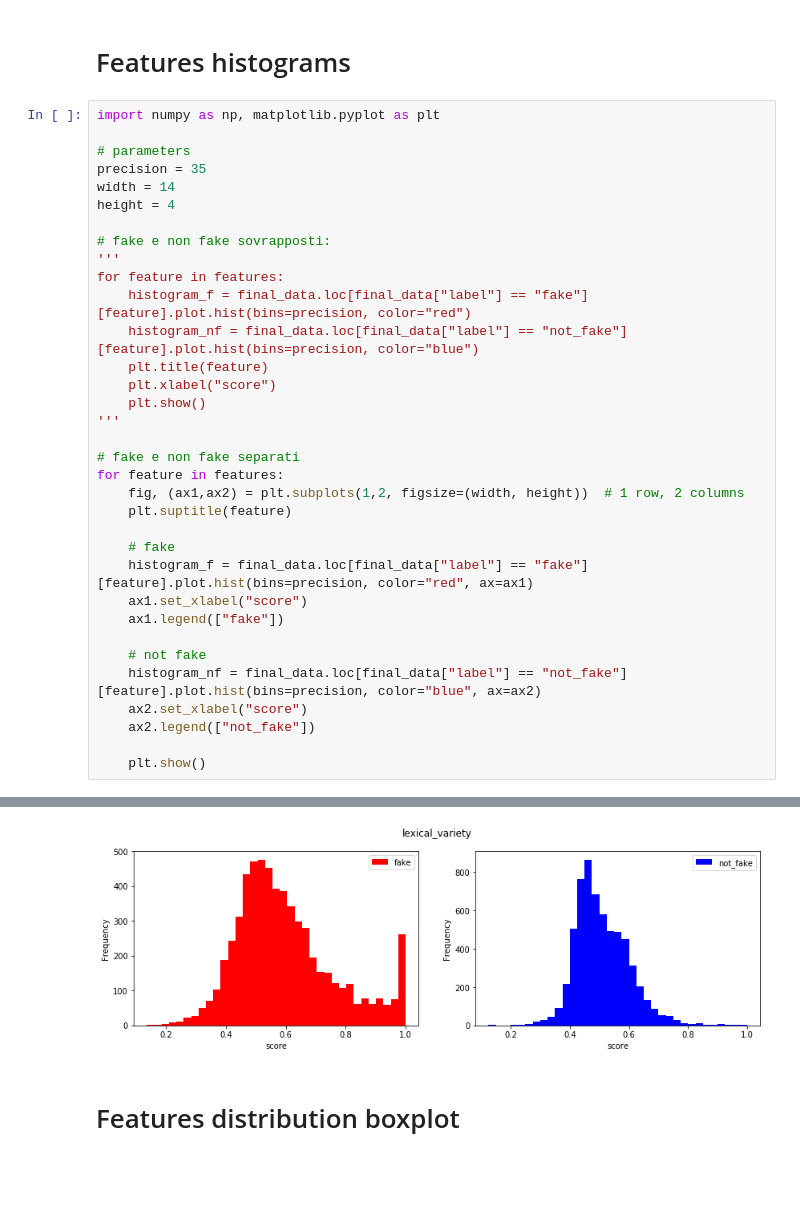
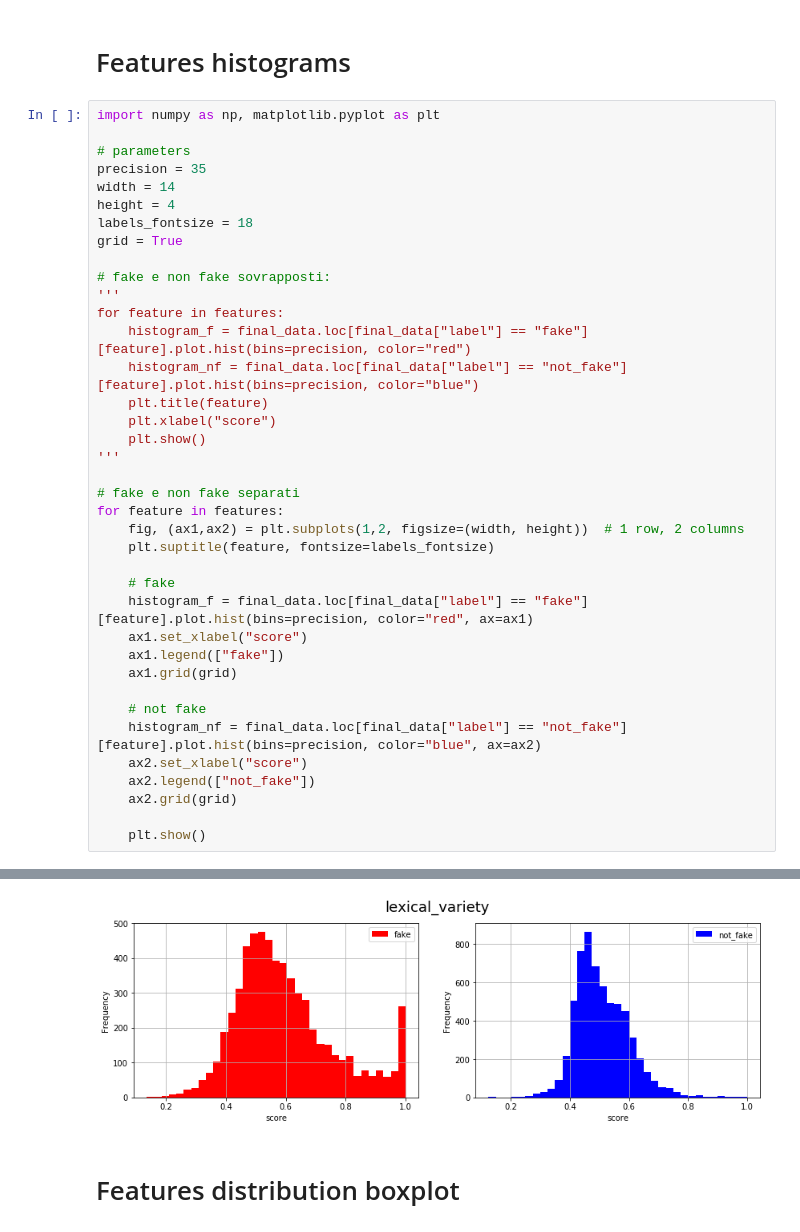
Before and after one commit to IcedGarion/fake-news, a Jupyter notebook: src/plot_results.ipynb, the cells around one changed output, grey strips where cells are left out. Saved outputs shown, nothing was run; the diff lists cells and outputs as text; blank space fills up the shorter version.

Commit message:
Labels and points size adjusted; grid

```diff
--- a/src/plot_results.ipynb
+++ b/src/plot_results.ipynb
@@ -36,6 +36,8 @@ import numpy as np, matplotlib.pyplot as plt
 precision = 35
 width = 14
 height = 4
+labels_fontsize = 18
+grid = True
 
 # fake e non fake sovrapposti:
 '''
@@ -50,17 +52,19 @@ for feature in features:
 # fake e non fake separati
 for feature in features:
     fig, (ax1,ax2) = plt.subplots(1,2, figsize=(width, height))  # 1 row, 2 columns
-    plt.suptitle(feature)
+    plt.suptitle(feature, fontsize=labels_fontsize)
 
     # fake
     histogram_f = final_data.loc[final_data["label"] == "fake"][feature].plot.hist(bins=precision, color="red", ax=ax1)
     ax1.set_xlabel("score")
     ax1.legend(["fake"])
+    ax1.grid(grid)
 
     # not fake
     histogram_nf = final_data.loc[final_data["label"] == "not_fake"][feature].plot.hist(bins=precision, color="blue", ax=ax2)
     ax2.set_xlabel("score")
     ax2.legend(["not_fake"])
+    ax2.grid(grid)
 
     plt.show()
 # %% [output]
@@ -69,4 +73,4 @@ for feature in features:
-[figure, old version]
+[figure, new version]
 # %% [markdown]
 # Features distribution boxplot
 # %%
```
Also changed, not shown: parts of 2 cells of this notebook.
